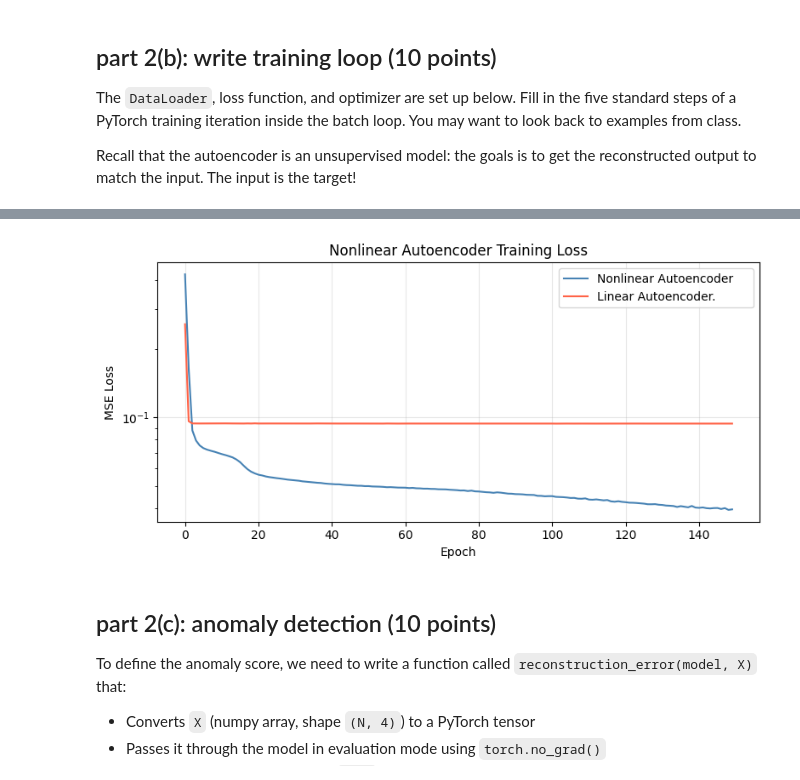
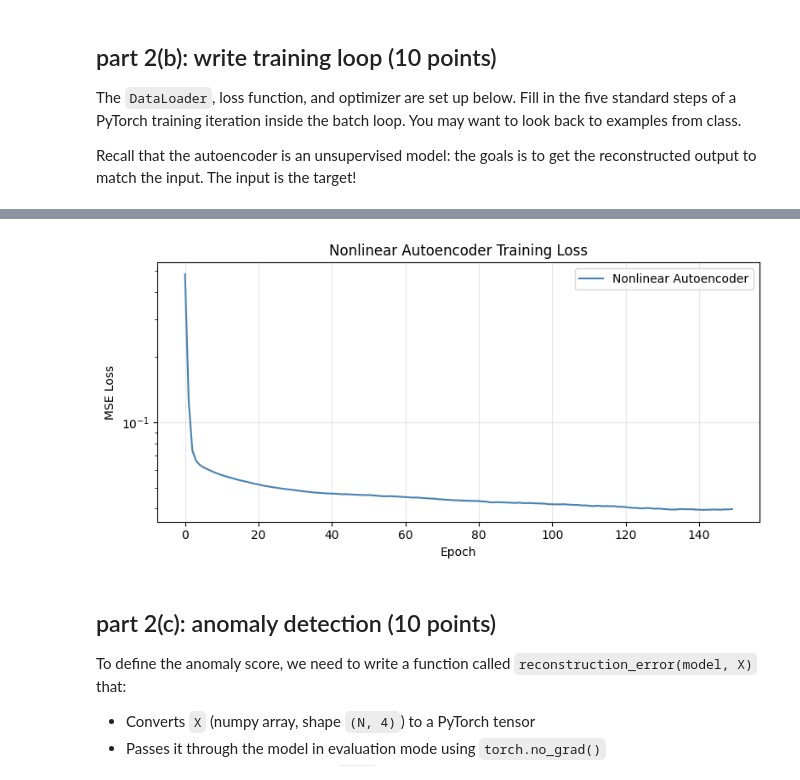
Before and after one commit to lbovet8/phys152-2026, a Jupyter notebook: Exercises/Homework-4.ipynb, the cells around one changed output, grey strips where cells are left out. Drawn from its saved outputs; the diff is of its cells as text; code cells hidden in the pictures.

```diff
--- a/Exercises/Homework-4.ipynb
+++ b/Exercises/Homework-4.ipynb
@@ -646,19 +567,18 @@ Epoch  150/150  |  Loss: 0.094093
 # %%
 # Run this to plot the training loss curve as function of epoch
 # You have written this code many times already.
 fig, ax = plt.subplots(figsize=(8, 4))
 ax.plot(loss_history, color='steelblue',label ='Nonlinear Autoencoder', linewidth=1.5)
-ax.plot(loss_history_linear, color='tomato', label = 'Linear Autoencoder.         ', linewidth=1.5)
 ax.set_xlabel('Epoch')
 ax.set_ylabel('MSE Loss')
 ax.set_title('Nonlinear Autoencoder Training Loss')
 ax.set_yscale('log')
 plt.legend()
 ax.grid(True, alpha=0.3)
 plt.tight_layout()
 plt.show()
 # %% [output]
-[figure, old version]
+[figure, new version]
 # %% [markdown]
 ## part 2(c): anomaly detection (10 points)
 
```
Also changed, not shown: parts of 11 cells of this notebook.
